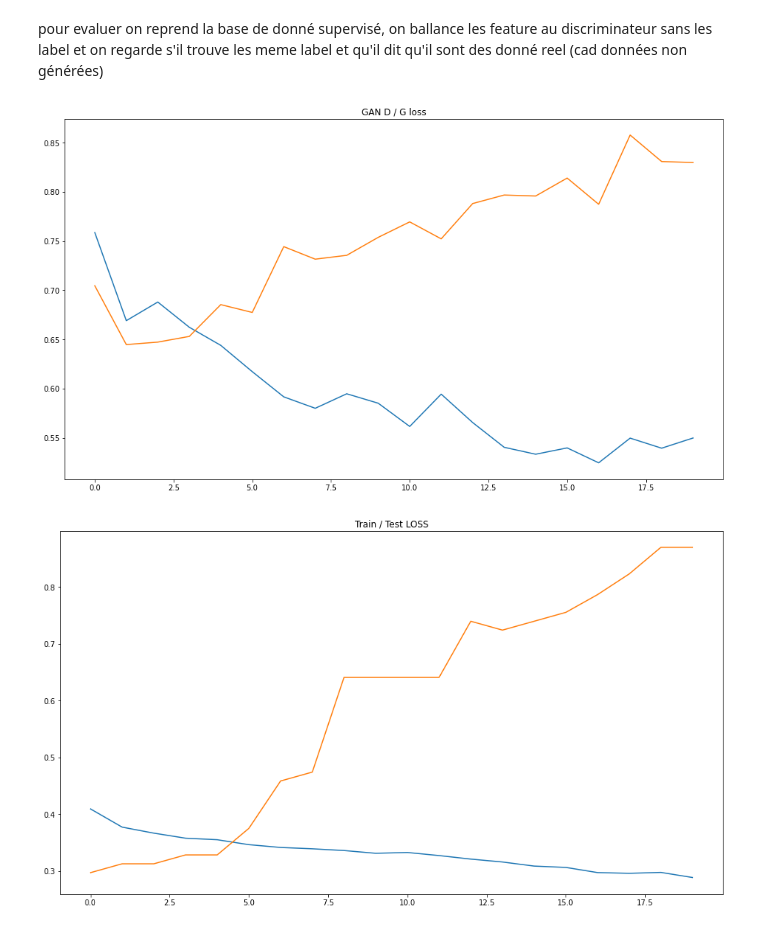
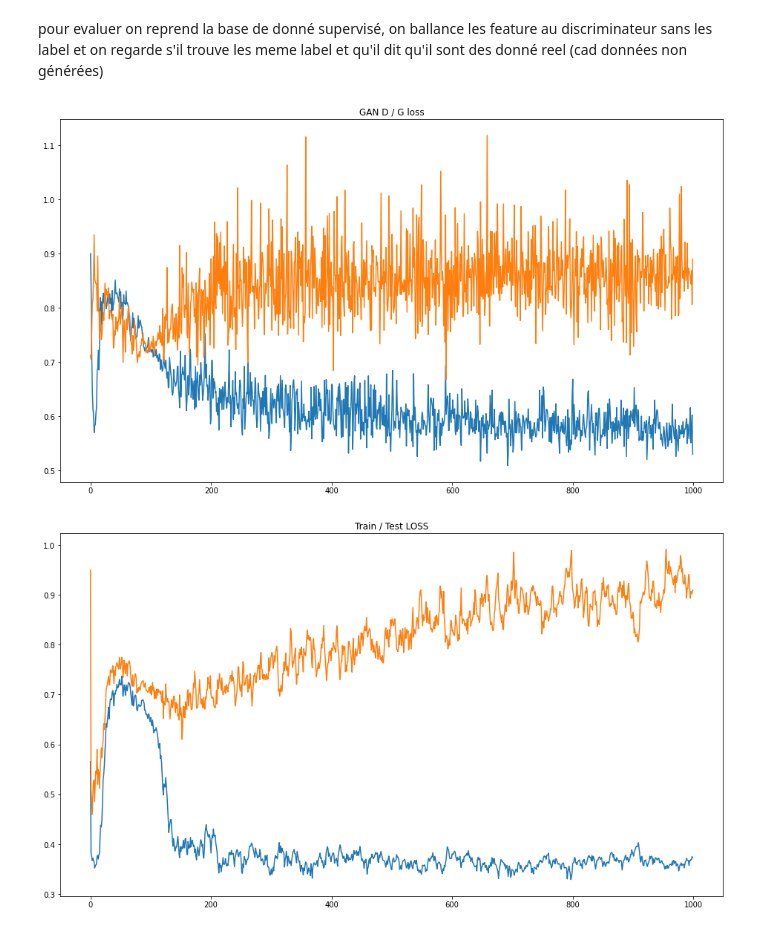
Before and after one commit to DylanBaptiste/TER-M2, a Jupyter notebook: main.ipynb, the cells around one changed output. Drawn from its saved outputs; the diff is of its cells as text; code cells hidden in the pictures.

```diff
--- a/main.ipynb
+++ b/main.ipynb
@@ -67,6 +67,8 @@ def generator(latent_dim):
 
 	model = Sequential()
 	model.add(Dense(256, input_dim=latent_dim))
+	model.add(Dropout(0.2))
+	model.add(Dense(512))
 	model.add(Dense(768))
 
 	label_embedding = Flatten()(Embedding(2, latent_dim)(label))
@@ -81,6 +83,8 @@ def discriminator():
 
 	model = Sequential()
 	model.add(Dense(256, input_dim=768))
+	model.add(Dropout(0.2))
+	model.add(Dense(512))
 	model.add(Dense(2))
 	model.add(Activation("sigmoid"))
 
@@ -261,5 +241,23 @@ GAN.compile(loss=generator_loss, metrics=[label_loss, reality_loss])
 # %%
-epochs = 20
+D = discriminator()
+D.compile(loss=discriminator_loss, metrics=[label_loss, reality_loss, label_acc, reality_acc])
+D.trainable = False
+# display(D.summary())
+
+latent_dim = 100
+G = generator(latent_dim)
+# display(G.summary())
+
+noise = Input(shape=(latent_dim,))
+label = Input(shape=(1,))
+hidden_rep = G([noise, label])
+validity = D(hidden_rep)
+
+# connect them
+GAN = Model([noise, label], validity)
+GAN.compile(loss=generator_loss, metrics=[label_loss, reality_loss])
+
+epochs = 1000
 n_batch = 8
 hist = []
 
@@ -304,25 +299,35 @@ pour evaluer on reprend la base de donné supervisé, on ballance les feature au
 # %%
 hist = np.asarray(hist)
 
 plt.figure(figsize=(16, 9))
 plt.title("GAN D / G loss")
 plt.plot(hist[:,0:2])
 plt.show()
 
 plt.figure(figsize=(16, 9))
 plt.title("Train / Test LOSS")
-plt.plot(hist[:,[2,5]])
+plt.plot(hist[:,[2,2+5]])
 plt.show()
 
 plt.figure(figsize=(16, 9))
 plt.title("Train / Test Label LOSS")
-plt.plot(hist[:,[3,6]])
+plt.plot(hist[:,[3,3+5]])
 plt.show()
 
 plt.figure(figsize=(16, 9))
 plt.title("Train / Test Reality LOSS")
-plt.plot(hist[:,[4,7]])
+plt.plot(hist[:,[4,4+5]])
 plt.show()
+
+plt.figure(figsize=(16, 9))
+plt.title("Train / Test Label ACC")
+plt.plot(hist[:,[5,5+5]])
+plt.show()
+
+plt.figure(figsize=(16, 9))
+plt.title("Train / Test Reality ACC")
+plt.plot(hist[:,[6,6+5]])
+plt.show()
 # %% [output]
-[figure, old version]
+[figure, new version]
-[figure, old version]
+[figure, new version]
```
Also changed, not shown: parts of 5 cells of this notebook.
